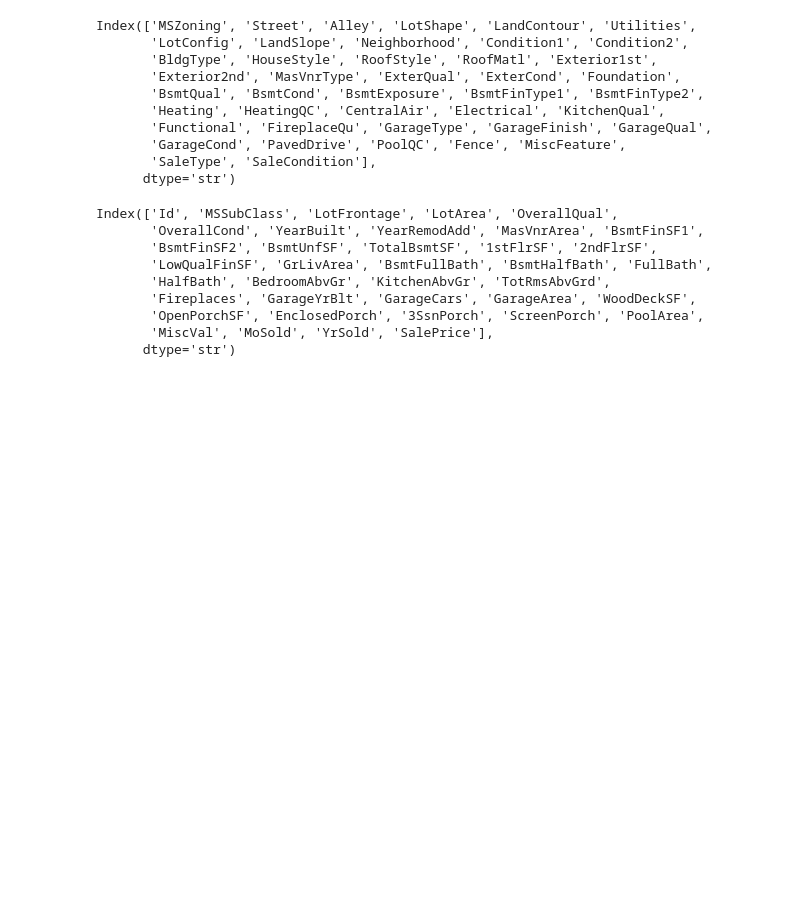
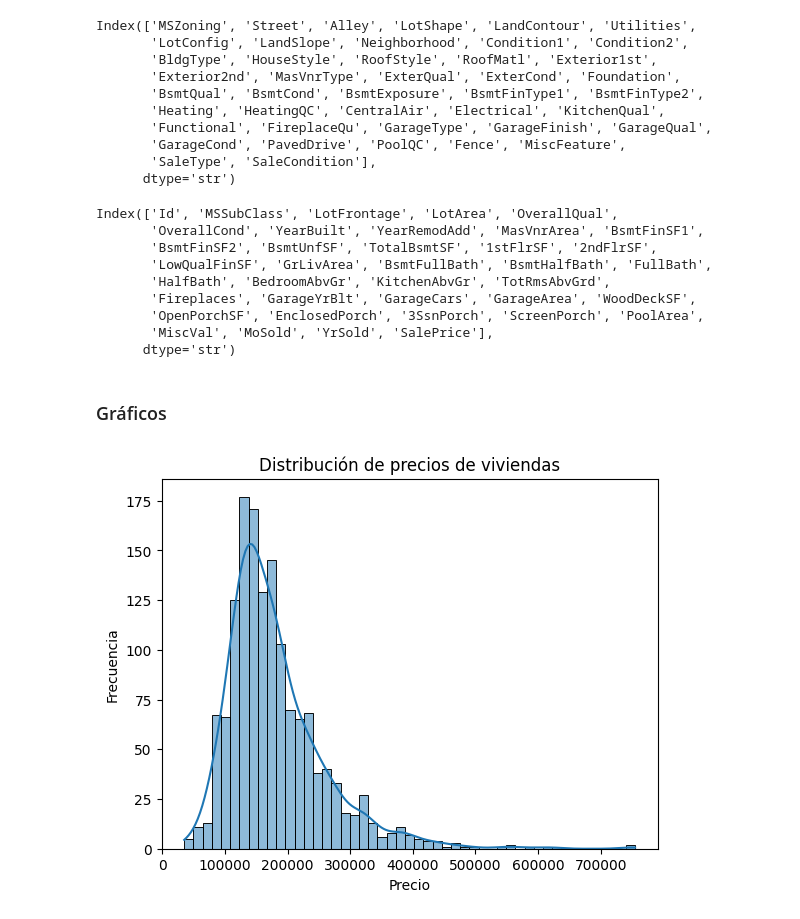
Before and after one commit to contactodiegovega/Precios-vivienda, a Jupyter notebook: notebooks/preprocesamiento.ipynb, the cells around one changed output. Cells and saved outputs as stored; diff of their text form; code cells hidden in the pictures; blank space fills up the shorter version.

```diff
--- a/notebooks/preprocesamiento.ipynb
+++ b/notebooks/preprocesamiento.ipynb
@@ -793,3 +793,15 @@ Index(['Id', 'MSSubClass', 'LotFrontage', 'LotArea', 'OverallQual',
        'OpenPorchSF', 'EnclosedPorch', '3SsnPorch', 'ScreenPorch', 'PoolArea',
        'MiscVal', 'MoSold', 'YrSold', 'SalePrice'],
       dtype='str')
+# %% [markdown]
+### Gráficos
+# %%
+sns.histplot(df_train_2['SalePrice'], kde=True)
+
+plt.title('Distribución de precios de viviendas')
+plt.xlabel('Precio')
+plt.ylabel('Frecuencia')
+
+plt.show()
+# %% [output]
+[figure, added]
```
Also changed, not shown: parts of 4 cells of this notebook.
